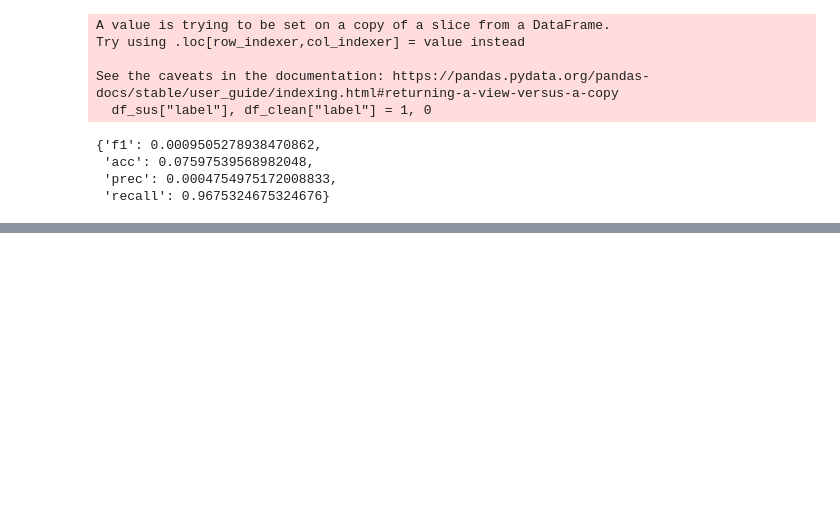
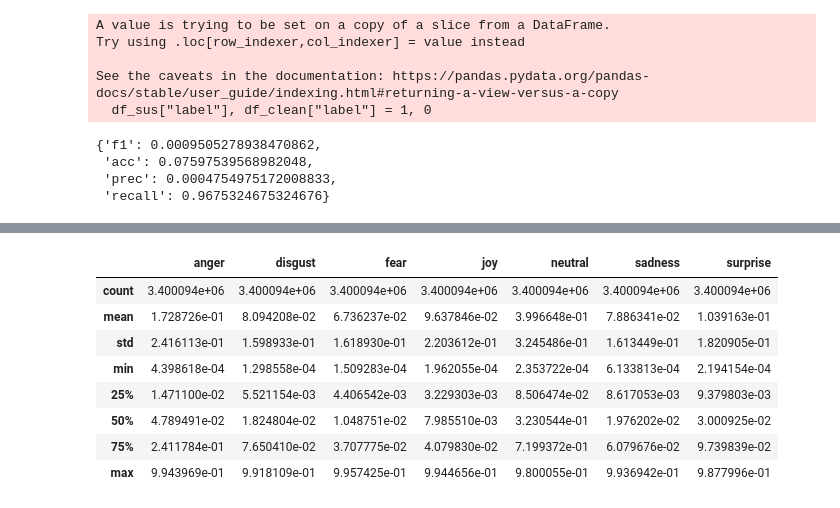
Before and after one commit to PANDApcd/PoliticalFactCheck, a Jupyter notebook: PredModel/NLP.ipynb, the cells around one changed output, grey strips where cells are left out. Cells and saved outputs as stored; diff of their text form; code cells hidden in the pictures; blank space fills up the shorter version.

```diff
--- a/PredModel/NLP.ipynb
+++ b/PredModel/NLP.ipynb
@@ -430,0 +448,13 @@ See the caveats in the documentation: https://pandas.pydata.org/pandas-docs/stab
+# %%
+col = ['anger','disgust', 'fear', 'joy', 'neutral', 'sadness', 'surprise']
+df_tweets[col].describe()
+# %% [output]
+|  | anger | disgust | fear | joy | neutral | sadness | surprise |
+| count | 3.400094e+06 | 3.400094e+06 | 3.400094e+06 | 3.400094e+06 | 3.400094e+06 | 3.400094e+06 | 3.400094e+06 |
+| mean | 1.728726e-01 | 8.094208e-02 | 6.736237e-02 | 9.637846e-02 | 3.996648e-01 | 7.886341e-02 | 1.039163e-01 |
+| std | 2.416113e-01 | 1.598933e-01 | 1.618930e-01 | 2.203612e-01 | 3.245486e-01 | 1.613449e-01 | 1.820905e-01 |
+| min | 4.398618e-04 | 1.298558e-04 | 1.509283e-04 | 1.962055e-04 | 2.353722e-04 | 6.133813e-04 | 2.194154e-04 |
+| 25% | 1.471100e-02 | 5.521154e-03 | 4.406542e-03 | 3.229303e-03 | 8.506474e-02 | 8.617053e-03 | 9.379803e-03 |
+| 50% | 4.789491e-02 | 1.824804e-02 | 1.048751e-02 | 7.985510e-03 | 3.230544e-01 | 1.976202e-02 | 3.000925e-02 |
+| 75% | 2.411784e-01 | 7.650410e-02 | 3.707775e-02 | 4.079830e-02 | 7.199372e-01 | 6.079676e-02 | 9.739839e-02 |
+| max | 9.943969e-01 | 9.918109e-01 | 9.957425e-01 | 9.944656e-01 | 9.800055e-01 | 9.936942e-01 | 9.877996e-01 |
```
Also changed, not shown: parts of 5 cells of this notebook, 9 other files.
